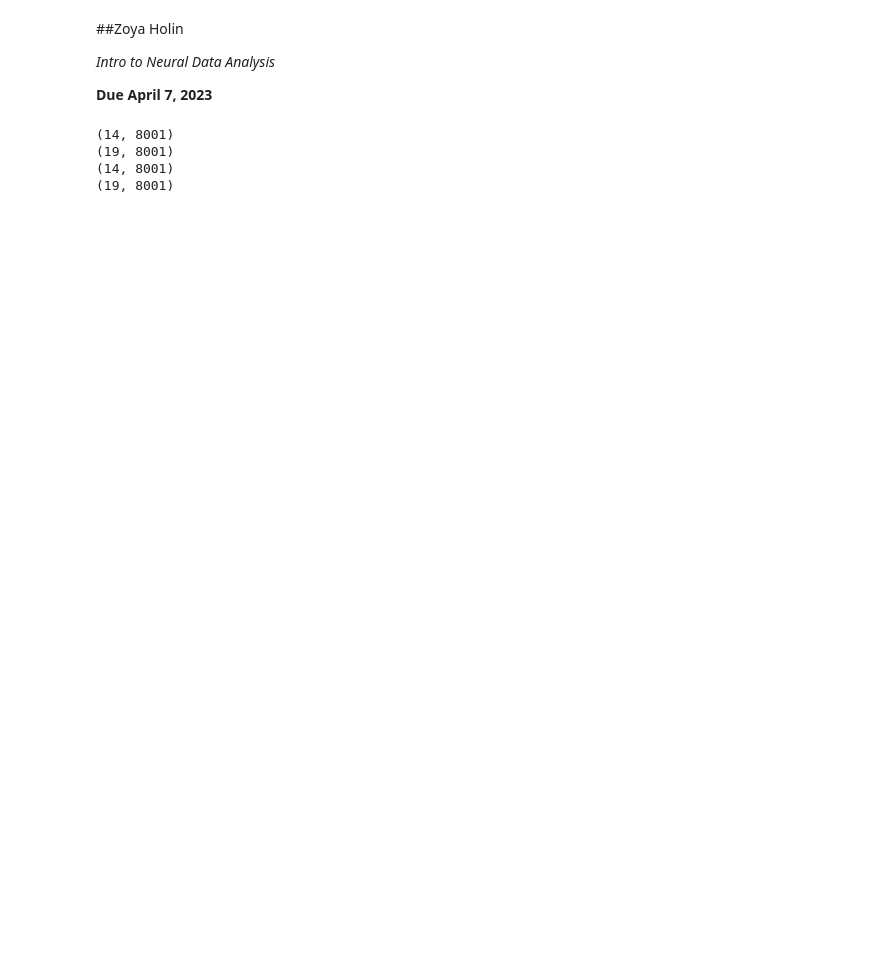
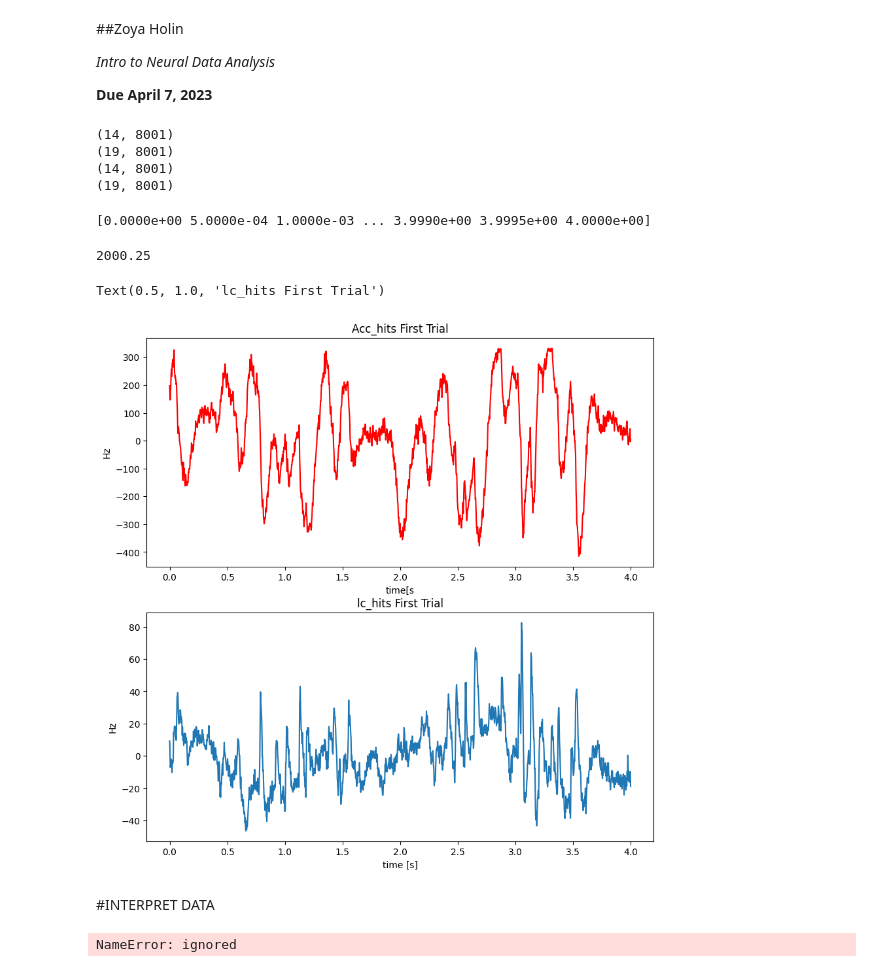
Before and after one commit to zoyaholin/Neur265HOLIN, a Jupyter notebook: coding_homework_6.ipynb, the cells around one changed output. Cells and saved outputs as stored; diff of their text form; code cells hidden in the pictures; blank space fills up the shorter version.

```diff
--- a/coding_homework_6.ipynb
+++ b/coding_homework_6.ipynb
@@ -34,4 +34,56 @@ print (lc_fa.shape)
 (19, 8001)
 (14, 8001)
 (19, 8001)
+# %%
+#Time variable
+time=np.linspace(0,4.0, num= 8001)
+print(time)
+# %% [output]
+[0.0000e+00 5.0000e-04 1.0000e-03 ... 3.9990e+00 3.9995e+00 4.0000e+00]
+# %%
+#Sampling rate
+8001/4
+# %% [output]
+2000.25
+# %%
+#Plotting first trial of acc_hits and lc_hits in subplots
+fig, ax=plt.subplots(2, figsize=(10,10))
+ax[0].plot(time,acc_hits[0], color='red')
+ax[0].set_ylabel('Hz')
+ax[0].set_xlabel('time[s]')
+ax[0].set_title('Acc_hits First Trial')
+ax[1].plot(time,lc_hits[0])
+ax[1].set_ylabel('Hz')
+ax[1].set_xlabel('time [s]')
+ax[1].set_title('lc_hits First Trial')
+# %% [output]
+Text(0.5, 1.0, 'lc_hits First Trial')
+[figure, added]
+# %% [markdown]
+#INTERPRET DATA
+# %%
+# Compute the Fourier transforms
+xf = np.array([np.fft.rfft(x - x.mean()) for x in acc_hits])
+yf = np.array([np.fft.rfft(y - y.mean()) for y in lc_fa])
+
+
+# Compute the spectra
+T = time[-1]
+scale = 2 * dt**2 / T
+Sxx = scale * (xf * xf.conj()).mean(0)
+Syy = scale * (yf * yf.conj()).mean(0)
+Sxy = scale * (xf * yf.conj()).mean(0)
+
+# Compute the coherence.
+cohr = np.abs(Sxy) / (np.sqrt(Sxx) * np.sqrt(Syy))
+
+f = np.fft.rfftfreq(N, dt)                     # Define a frequency axis.
+plt.plot(f, cohr.real)                      # Plot coherence vs frequency,
+plt.xlim([0, 50])                           # ... in a chosen frequency range,
+plt.ylim([0, 1])                            # ... with y-axis scaled,
+plt.xlabel('Frequency [Hz]')                # ... and with axes labeled.
+plt.ylabel('Coherence')
+plt.title('Coherence between two electrodes')
+# %% [output]
+NameError: ignored
 # %% [markdown]
```
Also changed, not shown: parts of 1 cell of this notebook.
